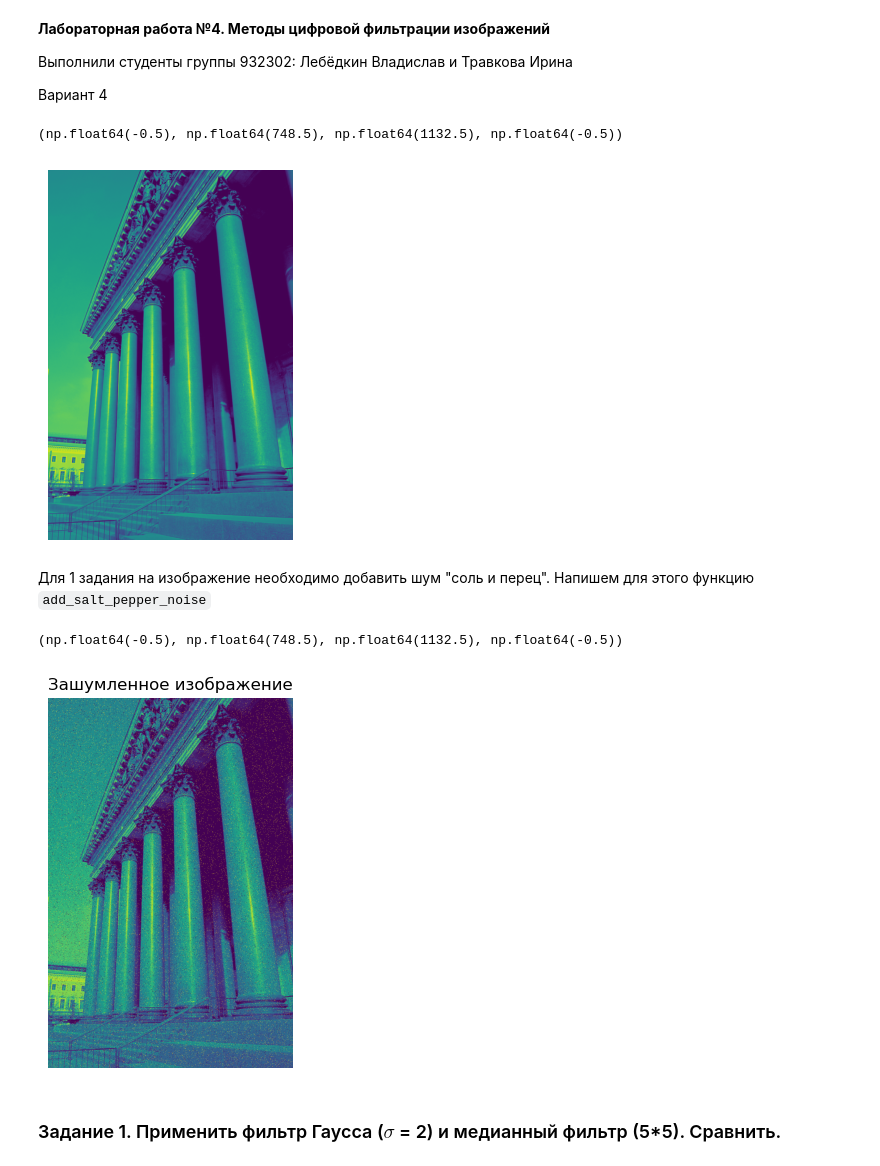
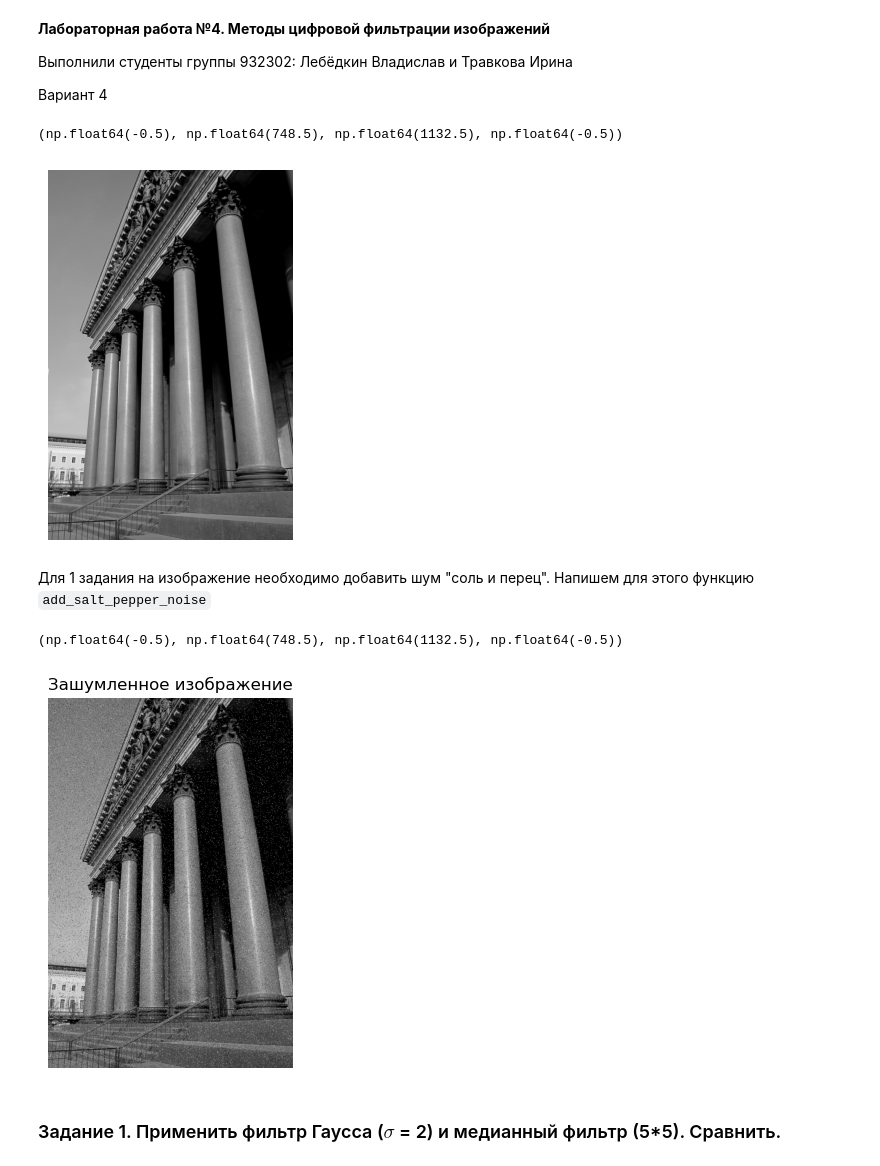
Before and after one commit to Travkova/CV_labs, a Jupyter notebook: Методы цифровой фильтрации изображений/lab4.ipynb, the cells around one changed output. Cells and saved outputs as stored; diff of their text form; code cells hidden in the pictures.

```diff
--- a/Методы цифровой фильтрации изображений/lab4.ipynb
+++ b/Методы цифровой фильтрации изображений/lab4.ipynb
@@ -13,13 +13,13 @@ import time
 # %%
 # загрузка изображения в градациях серого
 img = cv2.imread('cv_image.jpg', cv2.IMREAD_GRAYSCALE)
 if img is None:
     raise FileNotFoundError("Изображение не найдено! Проверьте путь")
-plt.imshow(img)
+plt.imshow(img,cmap ="gray")
 plt.axis("off")
 # %% [output]
 (np.float64(-0.5), np.float64(748.5), np.float64(1132.5), np.float64(-0.5))
-[figure, old version]
+[figure, new version]
 # %% [markdown]
 Для 1 задания на изображение необходимо добавить шум "соль и перец". Напишем для этого функцию ``add_salt_pepper_noise``
 # %%
@@ -37,12 +37,12 @@ def add_salt_pepper_noise(image, amount=0.05):
     return noisy
 # %%
 img_noisy = add_salt_pepper_noise(img, amount=0.05)
-plt.imshow(img_noisy)
+plt.imshow(img_noisy,cmap ="gray")
 plt.title("Зашумленное изображение")
 plt.axis("off")
 # %% [output]
 (np.float64(-0.5), np.float64(748.5), np.float64(1132.5), np.float64(-0.5))
-[figure, old version]
+[figure, new version]
 # %% [markdown]
 ### Задание 1. Применить фильтр Гаусса ($\sigma$ = 2) и медианный фильтр (5*5). Сравнить.
 # %% [markdown]
```
Also changed, not shown: parts of 1 cell of this notebook.
